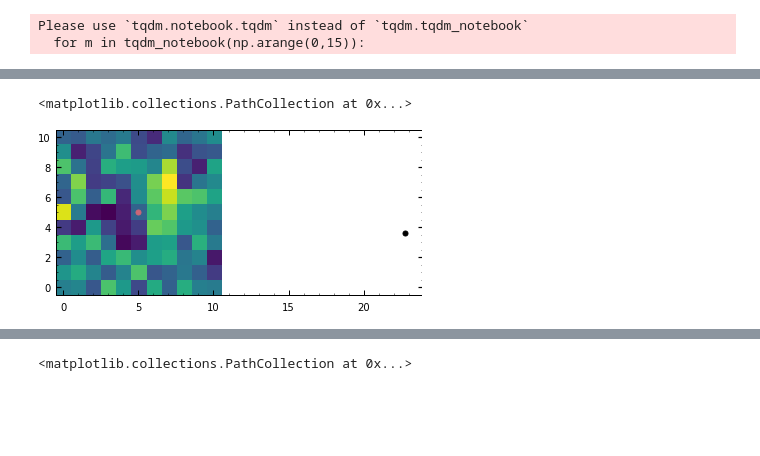
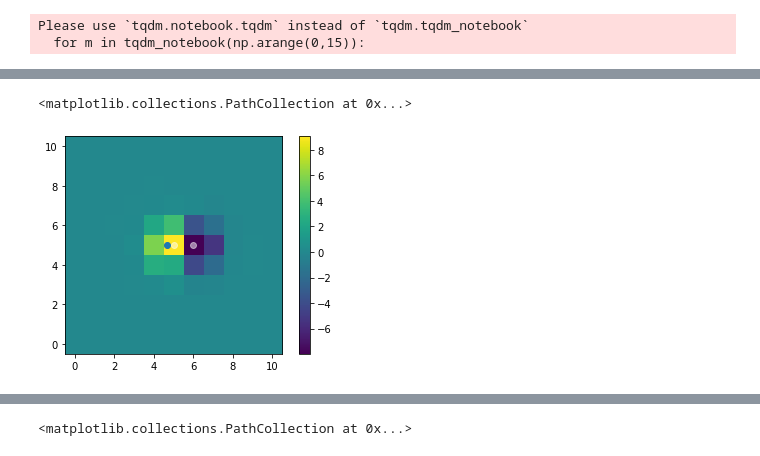
Before and after one commit to Higgins00/AstroResearch, a Jupyter notebook: Simulations.ipynb, the cells around one changed output, grey strips where cells are left out. Cells and saved outputs as stored; diff of their text form; code cells hidden in the pictures; blank space fills up the shorter version.

```diff
--- a/Simulations.ipynb
+++ b/Simulations.ipynb
@@ -508,7 +508,7 @@ def Simulate_Random_Image(imageshape=(11,11),separation=None,backgroundnoise=0,s
     freq1 = 1 #per day
     freq2 = 0 #per day
     for i in np.arange(len(freqs1)):
-        signal1 += relamps1[i] * np.sin(time*2*np.pi*freqs1[i]+np.pi)#get rid of +np.pi
+        signal1 += relamps1[i] * np.sin(time*2*np.pi*freqs1[i])#get rid of +np.pi
     #signal1 = relamp * np.sin(time*2*np.pi*freq1)
     for i in np.arange(len(freqs2)):
         signal1 += relamps2[i] * np.sin(time*2*np.pi*freqs2[i])
@@ -3091,8 +3091,8 @@ Please use `tqdm.notebook.tqdm` instead of `tqdm.tqdm_notebook`
 # %%
 freqs11 = [0.24783128, 0.69039098, 1.38013074, 2.52700119, 3.34108026, 4.79305406, 5.79621597, 6.36944641]
 freqs22 = [0.69039098 , 1.38013074, 1.9042865 , 2.83989113, 3.34108026, 6.10200123, 6.2921917 , 6.36944641]
-frequency_list = [0.69039098,1.38013074,3.34108026,6.36944641]
-image = Simulate_Random_Image(separation=1.5,star1flux=1000,star2flux=1000,star1pos=[5,5],freqs1 = freqs11, freqs2=freqs22,relamps1=[.05,.05,.05,.05,.05,.05,.05,.05],relamps2=[.05,.05,.05,.05,.05,.05,.05,.05])
+frequency_list =[0.69039098,1.38013074,3.34108026,6.36944641]
+image = Simulate_Random_Image(separation=1,star1flux=1000,star2flux=1000,star1pos=[5,5],freqs1 = freqs11, freqs2=freqs22,relamps1=[.05,.05,.05,.05,.05,.05,.05,.05],relamps2=[.05,.05,.05,.05,.05,.05,.05,.05])
 lightcurve = Create_LightCurve(image)
 initial_phases = Obtain_Initial_Phase(sum(sum(lightcurve)),frequency_list)
 final_phases = Obtain_Final_Phase(sum(sum(lightcurve)),frequency_list, initial_phases)
@@ -3147,8 +3170,9 @@ cfr.redchi
 # %%
 a=0
-plt.imshow(heatmap[a].reshape(11,11)/heatmap_error[a].reshape(11,11),origin = 'lower')
+plt.imshow(heatmap[a].reshape(11,11),origin = 'lower')
+plt.colorbar()
 plt.scatter(cfr.params['x'].value,cfr.params['y'].value)
-plt.scatter(5,5)
+plt.scatter([5,6],[5,5],c='w',alpha=.5)
 # %% [output]
 <matplotlib.collections.PathCollection at 0x...>
-[figure, old version]
+[figure, new version]
```
Also changed, not shown: parts of 5 cells of this notebook, 3 other files.
